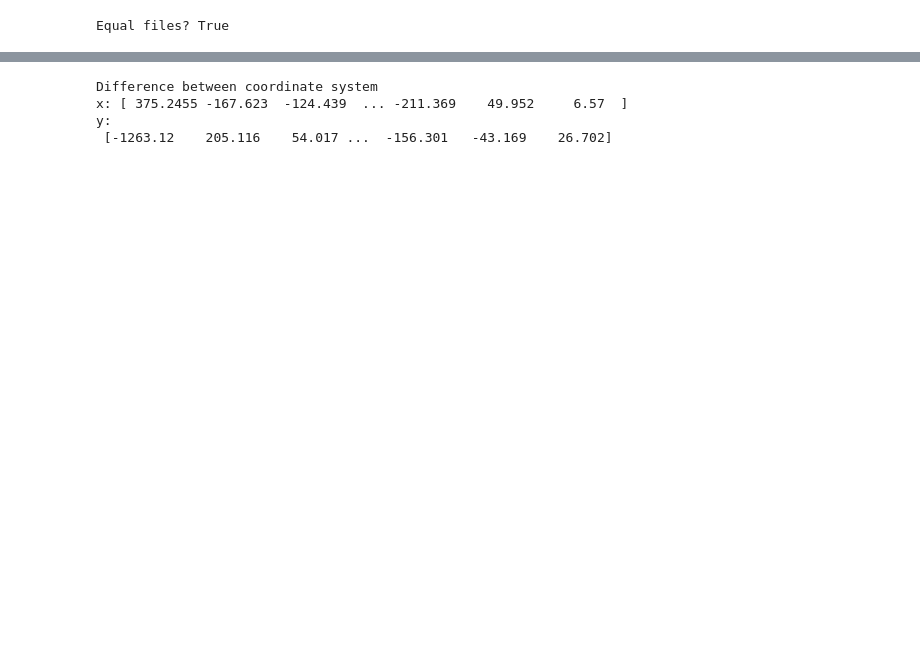
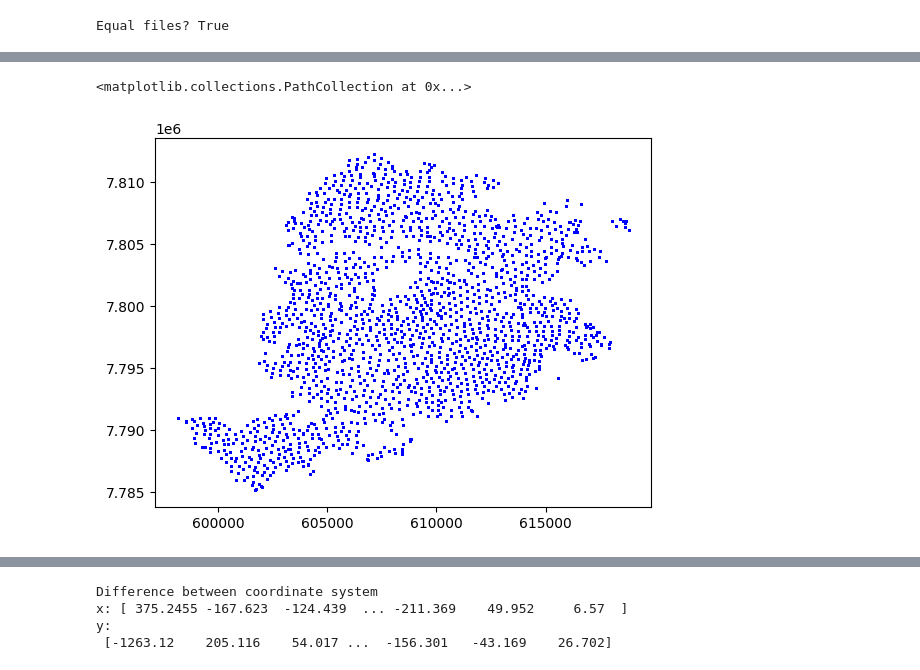
Before and after one commit to pedrobahia7/tcc_ovitraps, a Jupyter notebook: treated_df_initial_exploration.ipynb, the cells around one changed output, grey strips where cells are left out. Saved outputs shown, nothing was run; the diff lists cells and outputs as text; code cells hidden in the pictures; blank space fills up the shorter version.

```diff
--- a/treated_df_initial_exploration.ipynb
+++ b/treated_df_initial_exploration.ipynb
@@ -306,3 +260,5 @@ Name: intvinstcol, Length: 5249, dtype: float32
+# %%
+masterdata.drop(nan_eggs.index, axis=0, inplace=True)
 # %% [markdown]
 #### NaNs mean lack of irrelevant data
 # %% [markdown]
@@ -371,0 +407,5 @@ final_df = pd.merge(masterdata, new_active_traps, on='narmad', how='left')
+# %%
+plt.scatter(final_df['coordx'],final_df['coordy'],c='blue',label='Old',s=1)
+# %% [output]
+<matplotlib.collections.PathCollection at 0x...>
+[figure, added]
```
Also changed, not shown: parts of 26 cells of this notebook.
